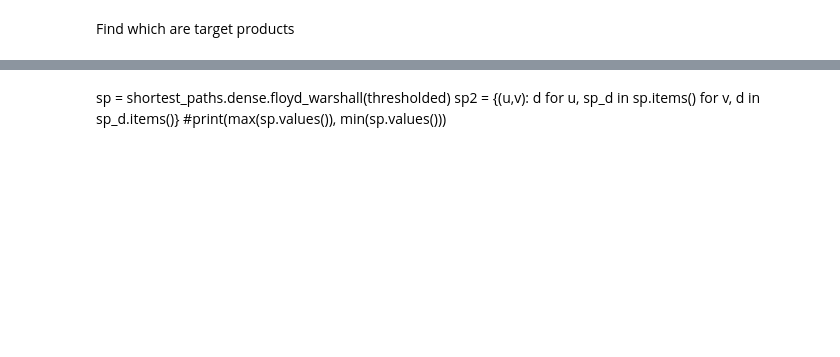
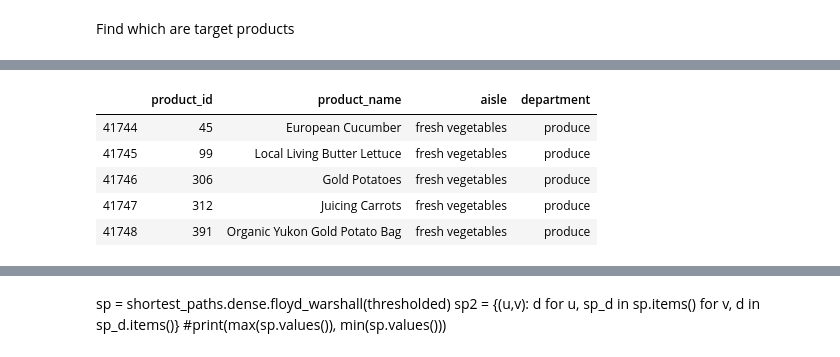
Before and after one commit to auriane81/epfl-ada-ada-2019-project-adax, a Jupyter notebook: project_Ariane_graph.ipynb, the cells around one changed output, grey strips where cells are left out. Saved outputs shown, nothing was run; the diff lists cells and outputs as text; code cells hidden in the pictures; blank space fills up the shorter version.

```diff
--- a/project_Ariane_graph.ipynb
+++ b/project_Ariane_graph.ipynb
@@ -665,0 +923,9 @@ def find_recommendation_path(source_id, G=None, aisle=None, health_thresh=1.5, h
+# %%
+by_aisle['fresh vegetables'].head()
+# %% [output]
+|  | product_id | product_name | aisle | department |
+| 41744 | 45 | European Cucumber | fresh vegetables | produce |
+| 41745 | 99 | Local Living Butter Lettuce | fresh vegetables | produce |
+| 41746 | 306 | Gold Potatoes | fresh vegetables | produce |
+| 41747 | 312 | Juicing Carrots | fresh vegetables | produce |
+| 41748 | 391 | Organic Yukon Gold Potato Bag | fresh vegetables | produce |
```
Also changed, not shown: parts of 48 cells of this notebook.
